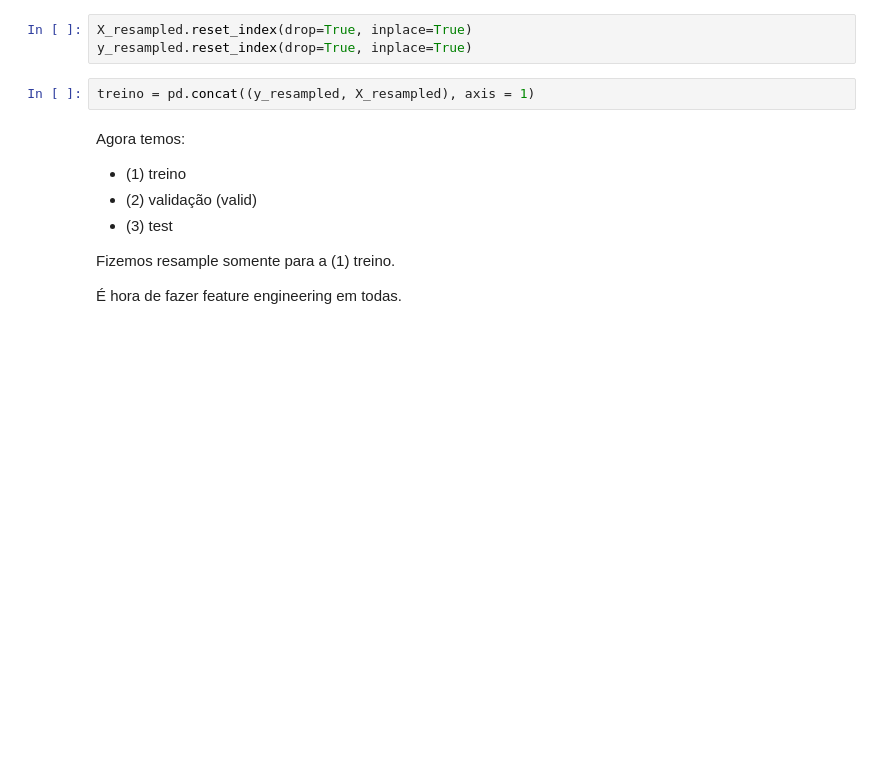
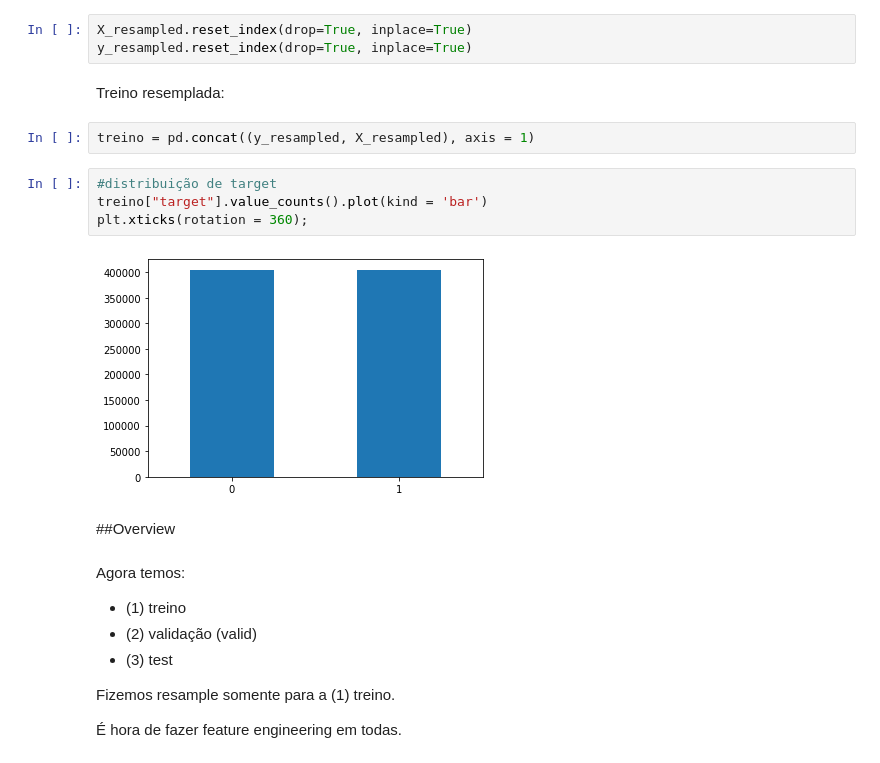
Before and after one commit to gbam-ds/FP-ML, a Jupyter notebook: Porto_Seguro.ipynb, the cells around one changed output. Drawn from its saved outputs; the diff is of its cells as text; blank space fills up the shorter version.

```diff
--- a/Porto_Seguro.ipynb
+++ b/Porto_Seguro.ipynb
@@ -137,8 +153,18 @@ Counter({0: 404674, 1: 404674})
 # %%
 X_resampled.reset_index(drop=True, inplace=True)
 y_resampled.reset_index(drop=True, inplace=True)
+# %% [markdown]
+Treino resemplada:
 # %%
 treino = pd.concat((y_resampled, X_resampled), axis = 1)
+# %%
+#distribuição de target
+treino["target"].value_counts().plot(kind = 'bar')
+plt.xticks(rotation = 360);
+# %% [output]
+[figure, added]
+# %% [markdown]
+##Overview
 # %% [markdown]
 Agora temos:
 
```
Also changed, not shown: parts of 103 cells of this notebook.
